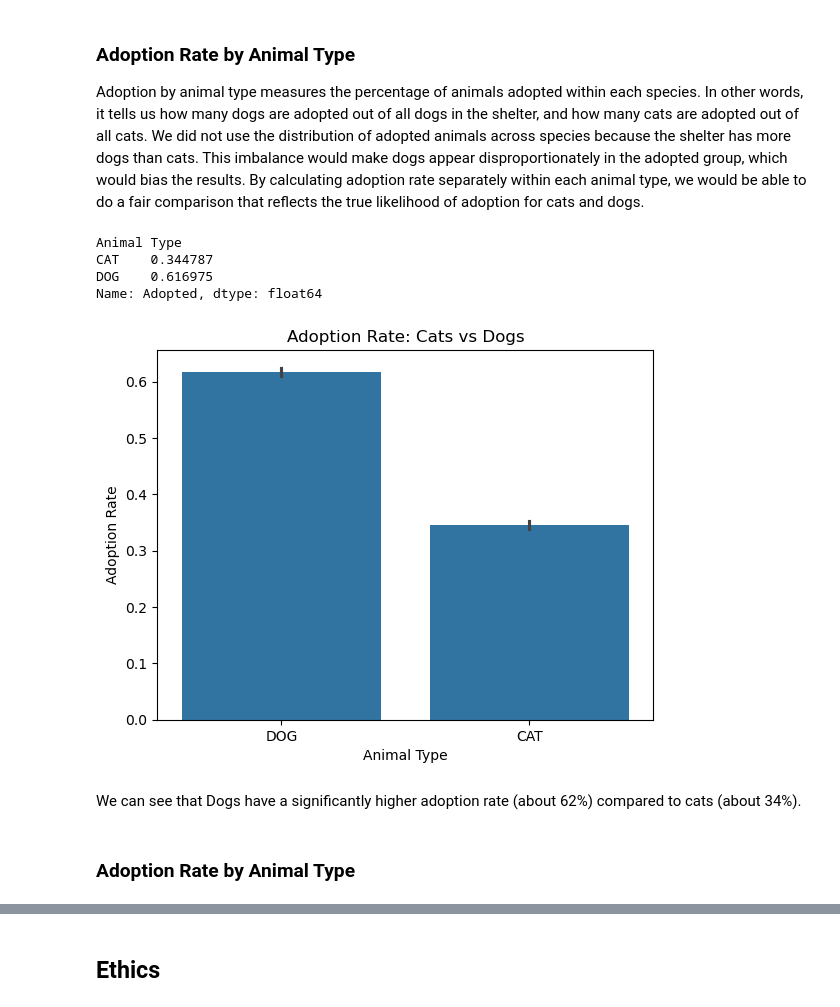
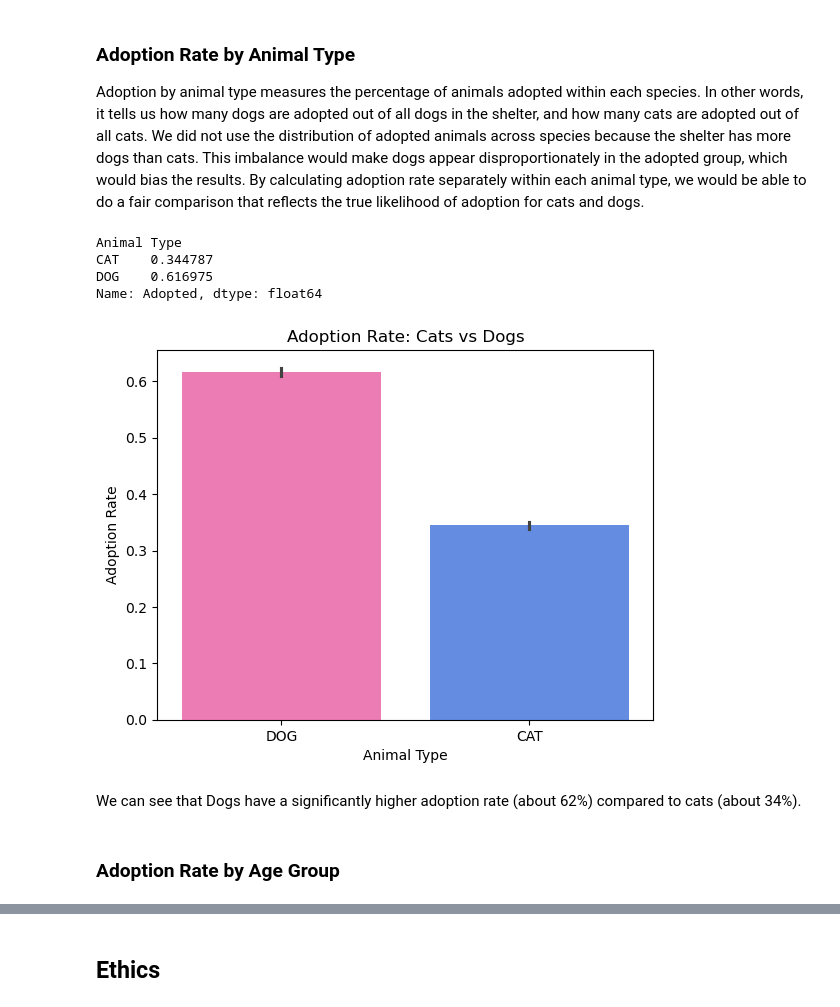
Before and after one commit to mareRong/Long-Beach-Pet-Shelter-Analysis, a Jupyter notebook: 02-EDACheckpoint.ipynb, the cells around one changed output, grey strips where cells are left out. Drawn from its saved outputs; the diff is of its cells as text; code cells hidden in the pictures.

```diff
--- a/02-EDACheckpoint.ipynb
+++ b/02-EDACheckpoint.ipynb
@@ -518,18 +537,18 @@ Text(0, 0.5, 'Adoption Rate')
 ### Adoption Rate by Animal Type
 Adoption by animal type measures the percentage of animals adopted within each species. In other words, it tells us how many dogs are adopted out of all dogs in the shelter, and how many cats are adopted out of all cats. We did not use the distribution of adopted animals across species because the shelter has more dogs than cats. This imbalance would make dogs appear disproportionately in the adopted group, which would bias the results. By calculating adoption rate separately within each animal type, we would be able to do a fair comparison that reflects the true likelihood of adoption for cats and dogs.
 # %%
-sns.barplot(data=df, x='Animal Type', y='Adopted')
+sns.barplot(data=df, x='Animal Type', y='Adopted', hue = "Animal Type", palette= ['#ff69b4', '#4f86f7'])
 plt.title("Adoption Rate: Cats vs Dogs")
 plt.ylabel("Adoption Rate")
 
 df.groupby('Animal Type')['Adopted'].mean()
 # %% [output]
 Animal Type
 CAT    0.344787
 DOG    0.616975
 Name: Adopted, dtype: float64
-[figure, old version]
+[figure, new version]
 # %% [markdown]
 We can see that Dogs have a significantly higher adoption rate (about 62%) compared to cats (about 34%).
 # %% [markdown]
-### Adoption Rate by Animal Type
+### Adoption Rate by Age Group
```
Also changed, not shown: parts of 23 cells of this notebook.
